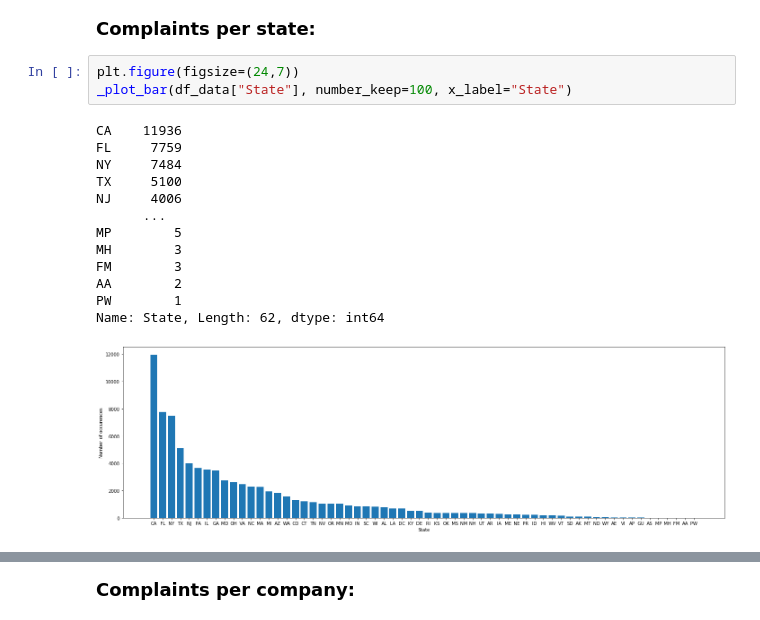
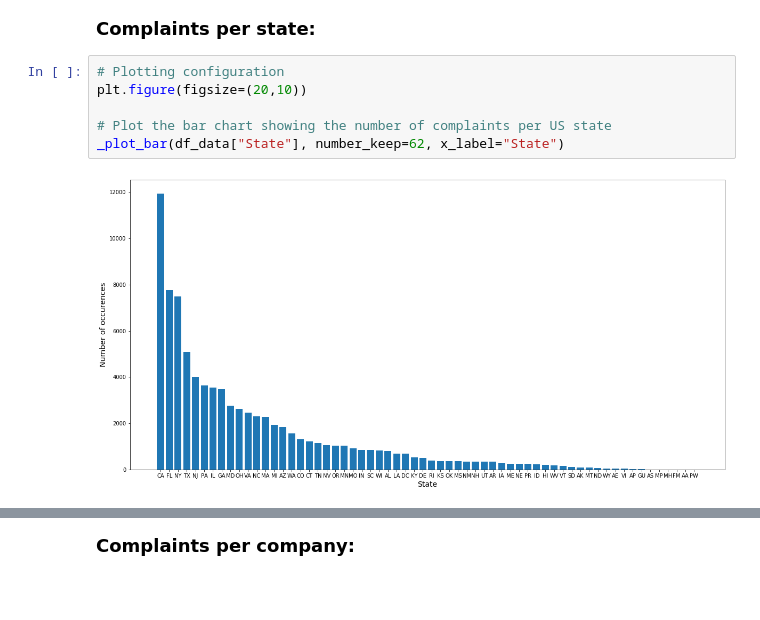
Before and after one commit to aminedassouli/Bank_account, a Jupyter notebook: Bank_Account_or_Service_Complaints.ipynb, the cells around one changed output, grey strips where cells are left out. Saved outputs shown, nothing was run; the diff lists cells and outputs as text; blank space fills up the shorter version.

```diff
--- a/Bank_Account_or_Service_Complaints.ipynb
+++ b/Bank_Account_or_Service_Complaints.ipynb
@@ -174,23 +175,14 @@ dtype: int64
 <font size=4>
 <b>Complaints per state:</b>
 </font>
-# %%
-plt.figure(figsize=(24,7))
-_plot_bar(df_data["State"], number_keep=100, x_label="State")
-# %% [output]
-CA    11936
-FL     7759
-NY     7484
-TX     5100
-NJ     4006
-      ...
-MP        5
-MH        3
-FM        3
-AA        2
-PW        1
-Name: State, Length: 62, dtype: int64
-[figure, removed]
+# %%
+# Plotting configuration
+plt.figure(figsize=(20,10))
+
+# Plot the bar chart showing the number of complaints per US state
+_plot_bar(df_data["State"], number_keep=62, x_label="State")
+# %% [output]
+[figure, added]
 # %% [markdown]
 <font size="3">
 The number of complaints is very different from a state to another :
```
Also changed, not shown: parts of 14 cells of this notebook.
